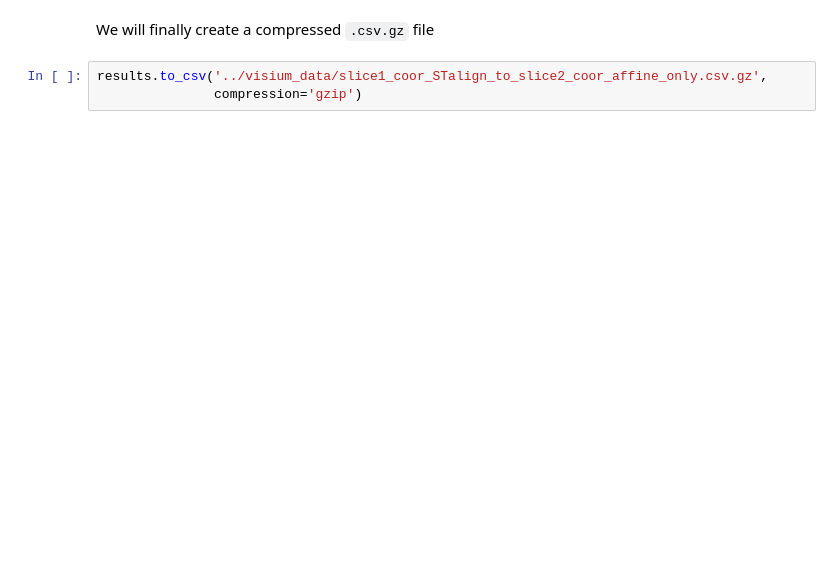
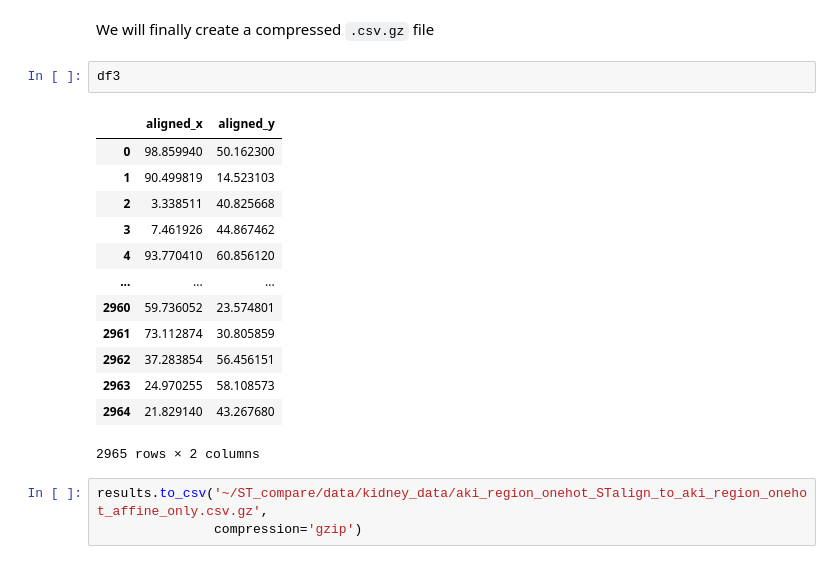
Before and after one commit to JEFworks-Lab/STcompare, a Jupyter notebook: vignettes/visium-visium-region-alignment-affine-only.ipynb, the cells around one changed output. Saved outputs shown, nothing was run; the diff lists cells and outputs as text; blank space fills up the shorter version.

```diff
--- a/vignettes/visium-visium-region-alignment-affine-only.ipynb
+++ b/vignettes/visium-visium-region-alignment-affine-only.ipynb
@@ -359,5 +359,21 @@ results.head()
 # %% [markdown]
 We will finally create a compressed `.csv.gz` file
+# %%
+df3
+# %% [output]
+|  | aligned_x | aligned_y |
+| 0 | 98.859940 | 50.162300 |
+| 1 | 90.499819 | 14.523103 |
+| 2 | 3.338511 | 40.825668 |
+| 3 | 7.461926 | 44.867462 |
+| 4 | 93.770410 | 60.856120 |
+| ... | ... | ... |
+| 2960 | 59.736052 | 23.574801 |
+| 2961 | 73.112874 | 30.805859 |
+| 2962 | 37.283854 | 56.456151 |
+| 2963 | 24.970255 | 58.108573 |
+| 2964 | 21.829140 | 43.267680 |
+2965 rows × 2 columns
 # %%
-results.to_csv('../visium_data/slice1_coor_STalign_to_slice2_coor_affine_only.csv.gz',
+results.to_csv('~/ST_compare/data/kidney_data/aki_region_onehot_STalign_to_aki_region_onehot_affine_only.csv.gz',
                compression='gzip')
```
Also changed, not shown: parts of 4 cells of this notebook.
